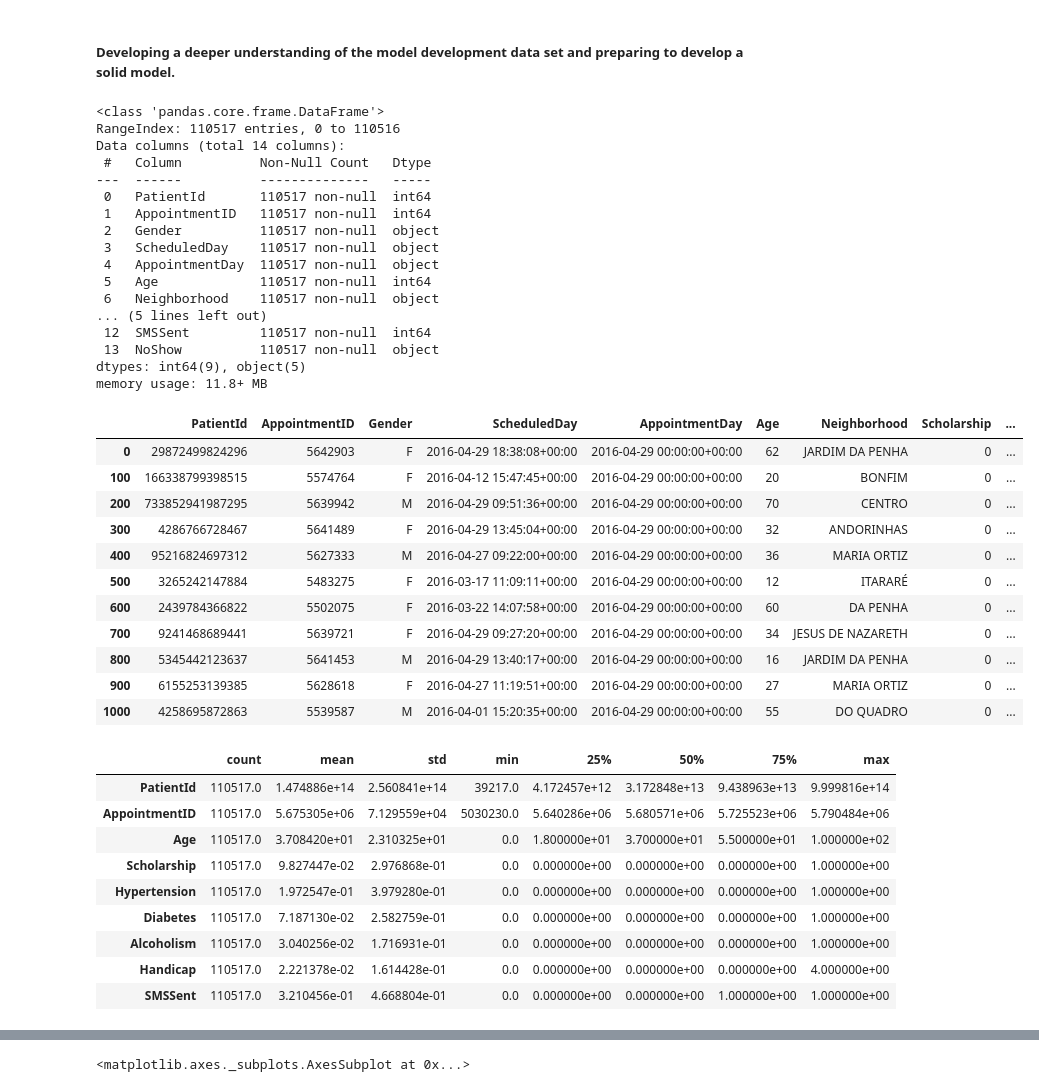
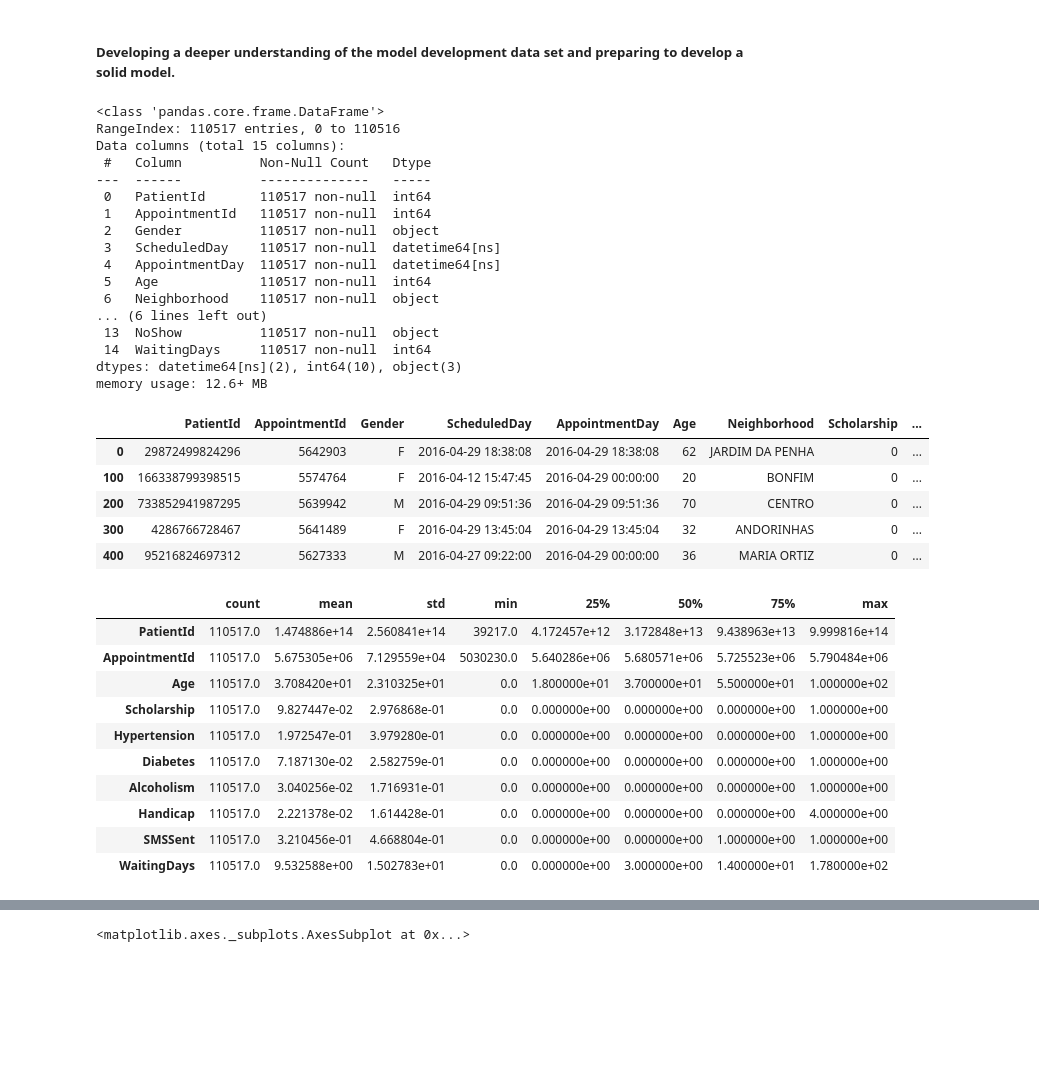
Before and after one commit to asaadkhattab/MedicalAppointmentNoShowsCapstone, a Jupyter notebook: 3_ExploratoryDataAnalysis.ipynb, the cells around one changed output, grey strips where cells are left out. Saved outputs shown, nothing was run; the diff lists cells and outputs as text; code cells hidden in the pictures; blank space fills up the shorter version.

```diff
--- a/3_ExploratoryDataAnalysis.ipynb
+++ b/3_ExploratoryDataAnalysis.ipynb
@@ -16,47 +35,41 @@ import seaborn as sns
 # %%
 path = 'data/step2_output.csv'
-df = pd.read_csv(path, index_col=None)
+df = pd.read_csv(path, index_col=None, parse_dates=["ScheduledDay","AppointmentDay"])
 # %%
 df.info()
 # %% [output]
 <class 'pandas.core.frame.DataFrame'>
 RangeIndex: 110517 entries, 0 to 110516
-Data columns (total 14 columns):
+Data columns (total 15 columns):
  #   Column          Non-Null Count   Dtype
 ---  ------          --------------   -----
  0   PatientId       110517 non-null  int64
- 1   AppointmentID   110517 non-null  int64
+ 1   AppointmentId   110517 non-null  int64
  2   Gender          110517 non-null  object
- 3   ScheduledDay    110517 non-null  object
- 4   AppointmentDay  110517 non-null  object
+ 3   ScheduledDay    110517 non-null  datetime64[ns]
+ 4   AppointmentDay  110517 non-null  datetime64[ns]
  5   Age             110517 non-null  int64
  6   Neighborhood    110517 non-null  object
-... (5 lines left out)
- 12  SMSSent         110517 non-null  int64
+... (6 lines left out)
  13  NoShow          110517 non-null  object
-dtypes: int64(9), object(5)
-memory usage: 11.8+ MB
+ 14  WaitingDays     110517 non-null  int64
+dtypes: datetime64[ns](2), int64(10), object(3)
+memory usage: 12.6+ MB
 # %%
-df.loc[0:1000:100]
+df.loc[0:1000:100].head()
 # %% [output]
-|  | PatientId | AppointmentID | Gender | ScheduledDay | AppointmentDay | Age | Neighborhood | Scholarship | ... |
-| 0 | 29872499824296 | 5642903 | F | 2016-04-29 18:38:08+00:00 | 2016-04-29 00:00:00+00:00 | 62 | JARDIM DA PENHA | 0 | ... |
-| 100 | 166338799398515 | 5574764 | F | 2016-04-12 15:47:45+00:00 | 2016-04-29 00:00:00+00:00 | 20 | BONFIM | 0 | ... |
-| 200 | 733852941987295 | 5639942 | M | 2016-04-29 09:51:36+00:00 | 2016-04-29 00:00:00+00:00 | 70 | CENTRO | 0 | ... |
-| 300 | 4286766728467 | 5641489 | F | 2016-04-29 13:45:04+00:00 | 2016-04-29 00:00:00+00:00 | 32 | ANDORINHAS | 0 | ... |
-| 400 | 95216824697312 | 5627333 | M | 2016-04-27 09:22:00+00:00 | 2016-04-29 00:00:00+00:00 | 36 | MARIA ORTIZ | 0 | ... |
-| 500 | 3265242147884 | 5483275 | F | 2016-03-17 11:09:11+00:00 | 2016-04-29 00:00:00+00:00 | 12 | ITARARÉ | 0 | ... |
-| 600 | 2439784366822 | 5502075 | F | 2016-03-22 14:07:58+00:00 | 2016-04-29 00:00:00+00:00 | 60 | DA PENHA | 0 | ... |
-| 700 | 9241468689441 | 5639721 | F | 2016-04-29 09:27:20+00:00 | 2016-04-29 00:00:00+00:00 | 34 | JESUS DE NAZARETH | 0 | ... |
-| 800 | 5345442123637 | 5641453 | M | 2016-04-29 13:40:17+00:00 | 2016-04-29 00:00:00+00:00 | 16 | JARDIM DA PENHA | 0 | ... |
-| 900 | 6155253139385 | 5628618 | F | 2016-04-27 11:19:51+00:00 | 2016-04-29 00:00:00+00:00 | 27 | MARIA ORTIZ | 0 | ... |
-| 1000 | 4258695872863 | 5539587 | M | 2016-04-01 15:20:35+00:00 | 2016-04-29 00:00:00+00:00 | 55 | DO QUADRO | 0 | ... |
+|  | PatientId | AppointmentId | Gender | ScheduledDay | AppointmentDay | Age | Neighborhood | Scholarship | ... |
+| 0 | 29872499824296 | 5642903 | F | 2016-04-29 18:38:08 | 2016-04-29 18:38:08 | 62 | JARDIM DA PENHA | 0 | ... |
+| 100 | 166338799398515 | 5574764 | F | 2016-04-12 15:47:45 | 2016-04-29 00:00:00 | 20 | BONFIM | 0 | ... |
+| 200 | 733852941987295 | 5639942 | M | 2016-04-29 09:51:36 | 2016-04-29 09:51:36 | 70 | CENTRO | 0 | ... |
+| 300 | 4286766728467 | 5641489 | F | 2016-04-29 13:45:04 | 2016-04-29 13:45:04 | 32 | ANDORINHAS | 0 | ... |
+| 400 | 95216824697312 | 5627333 | M | 2016-04-27 09:22:00 | 2016-04-29 00:00:00 | 36 | MARIA ORTIZ | 0 | ... |
 # %%
 df.describe().T
 # %% [output]
 |  | count | mean | std | min | 25% | 50% | 75% | max |
 | PatientId | 110517.0 | 1.474886e+14 | 2.560841e+14 | 39217.0 | 4.172457e+12 | 3.172848e+13 | 9.438963e+13 | 9.999816e+14 |
-| AppointmentID | 110517.0 | 5.675305e+06 | 7.129559e+04 | 5030230.0 | 5.640286e+06 | 5.680571e+06 | 5.725523e+06 | 5.790484e+06 |
+| AppointmentId | 110517.0 | 5.675305e+06 | 7.129559e+04 | 5030230.0 | 5.640286e+06 | 5.680571e+06 | 5.725523e+06 | 5.790484e+06 |
 | Age | 110517.0 | 3.708420e+01 | 2.310325e+01 | 0.0 | 1.800000e+01 | 3.700000e+01 | 5.500000e+01 | 1.000000e+02 |
 | Scholarship | 110517.0 | 9.827447e-02 | 2.976868e-01 | 0.0 | 0.000000e+00 | 0.000000e+00 | 0.000000e+00 | 1.000000e+00 |
 | Hypertension | 110517.0 | 1.972547e-01 | 3.979280e-01 | 0.0 | 0.000000e+00 | 0.000000e+00 | 0.000000e+00 | 1.000000e+00 |
@@ -64,3 +77,4 @@ df.describe().T
 | Alcoholism | 110517.0 | 3.040256e-02 | 1.716931e-01 | 0.0 | 0.000000e+00 | 0.000000e+00 | 0.000000e+00 | 1.000000e+00 |
 | Handicap | 110517.0 | 2.221378e-02 | 1.614428e-01 | 0.0 | 0.000000e+00 | 0.000000e+00 | 0.000000e+00 | 4.000000e+00 |
 | SMSSent | 110517.0 | 3.210456e-01 | 4.668804e-01 | 0.0 | 0.000000e+00 | 0.000000e+00 | 1.000000e+00 | 1.000000e+00 |
+| WaitingDays | 110517.0 | 9.532588e+00 | 1.502783e+01 | 0.0 | 0.000000e+00 | 3.000000e+00 | 1.400000e+01 | 1.780000e+02 |
```
Also changed, not shown: parts of 36 cells of this notebook.
